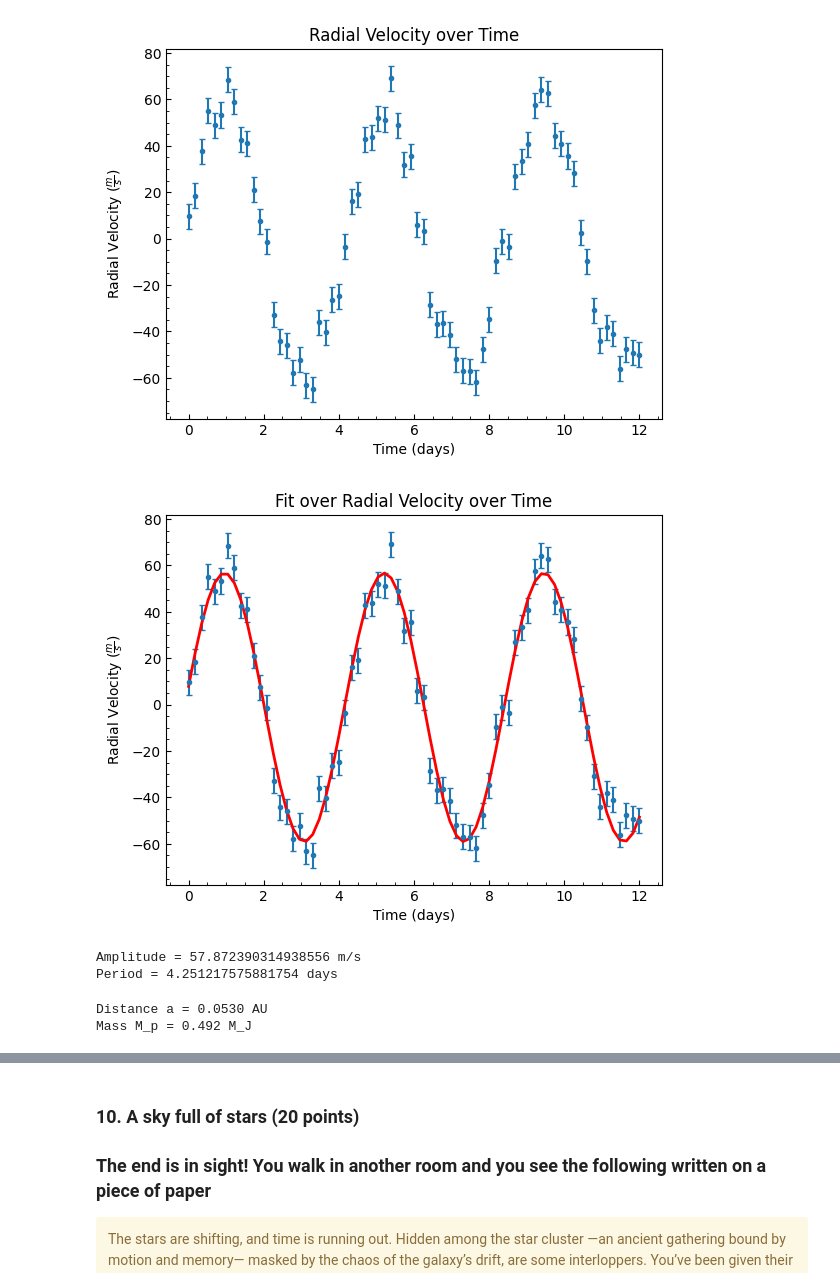
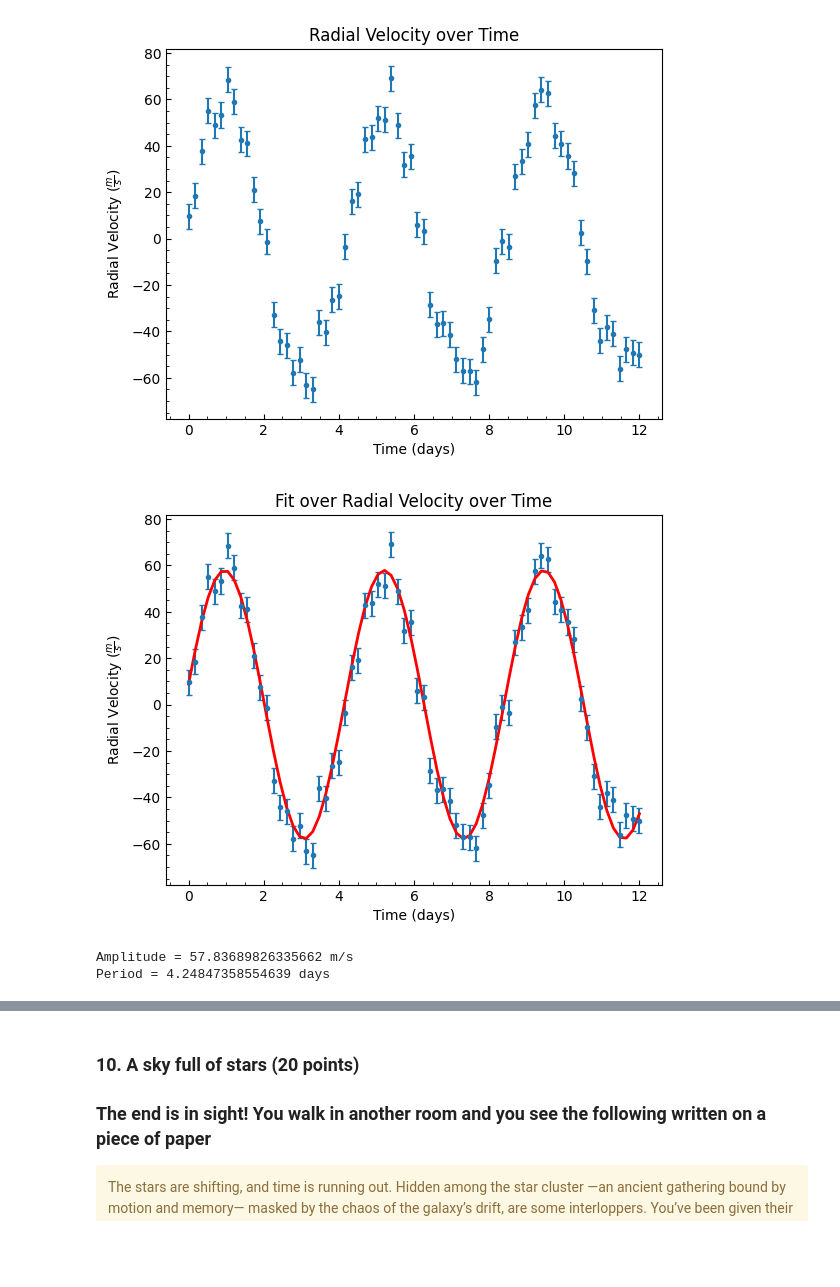
Before and after one commit to amedina695/lectures_git, a Jupyter notebook: midterm/Midterm_F25-classroom.ipynb, the cells around one changed output, grey strips where cells are left out. Saved outputs shown, nothing was run; the diff lists cells and outputs as text; code cells hidden in the pictures; blank space fills up the shorter version.

```diff
--- a/midterm/Midterm_F25-classroom.ipynb
+++ b/midterm/Midterm_F25-classroom.ipynb
@@ -568,7 +567,7 @@ for i in range(N7):
 # %%
 # Plotting all images
 
-cols = 6  # adjust for how many per row
+cols = 6
 rows = int(np.ceil(N7 / cols))
 
 plt.figure(figsize=(2.5 * cols, 2.5 * rows))
@@ -576,8 +575,6 @@ for i in range(N7):
     ax = plt.subplot(rows, cols, i + 1)
     vmin, vmax = np.percentile(starcube[i], [1, 99.5])
     ax.imshow(starcube[i], cmap='gray', vmin=vmin, vmax=vmax)
-    ax.set_xticks([]); ax.set_yticks([])
     ax.set_title(f'{i}', fontsize=8)
-plt.tight_layout()
 plt.show()
 # %% [output]
@@ -613,12 +645,4 @@ star_med = np.median(clean_cube, axis=0)
 # %%
-FWHM_guess = 3.0  # pixels; adjust if stars look broader/narrower
-psf_sigma  = FWHM_guess / 2.355
-
-psf = Gaussian2DKernel(psf_sigma)
-convolved_image = convolve_fft(
-    star_med, psf, boundary='fill', fill_value=np.nanmedian(star_med)
-)
-
 # Robust threshold: background + N*sigma
 bkg = np.nanmedian(convolved_image)
 std = 1.4826 * np.nanmedian(np.abs(convolved_image - bkg))  # MAD->sigma
@@ -662,18 +686,6 @@ def fit_star(img, yx, half=6, init_fwhm=3.0):
         return dict(success=True, x=x_cen, y=y_cen, A=A, sx=sx, sy=sy, theta=th, C=C, cov=pcov)
     except Exception:
         return dict(success=False)
-
-# Fit the brightest K stars (optional) to avoid crowded blends
-if len(stars) > 0:
-    # sort by convolved peak brightness
-    vals = convolved_image[stars[:,0], stars[:,1]]
-    order = np.argsort(vals)[::-1]
-    stars_sorted = stars[order]
-    K = min(50, len(stars_sorted))
-    fits = [fit_star(star_med, tuple(stars_sorted[i]), half=6, init_fwhm=FWHM_guess)
-            for i in range(K)]
-    fits = [f for f in fits if f["success"]]
-    # centroids available: [(f['x'], f['y']) for f in fits]
 # %%
 plt.figure(figsize=(6,6))
 vmin, vmax = np.percentile(star_med, [1, 99.5])
@@ -892,44 +907,29 @@ plt.show()
 # %%
 # Fitting data
 
 # Appears sinusoidal
-def sine(t, A, P, phi, C):
-    return A * np.sin(2 * np.pi * t / P + phi) + C
+def sine(t, A, omega, phase):
+    return A* np.sin(omega * t + phase)
+
+# Initial guess
+A0     = 50
+omega0 = 1.5
+phase0 = 0.0
+p0= [A0, omega0, phase0]
 
 # Guess
-p0 = [50, 10, 10, np.mean(rave9)]
-pars, _ = curve_fit(sine, time9, rave9, p0=p0)
-# Amplitude and angular frequency
-A, P, phi, C = pars
-# Period w = 2pi / T
-#T = 2 * np.pi / w
+pars, _ = curve_fit(sine, time9, rave9, p0=p0, sigma=rerr9)
+A, omega, phase = pars
 
 # Plot and Values
 plt.figure()
 plt.errorbar(time9, rave9, yerr=rerr9, fmt='.', capsize=2)
 plt.plot(time9, sine(time9, *pars), 'r-', lw=2)
 plt.xlabel('Time (days)')
 plt.ylabel(r'Radial Velocity ($\frac{m}{s}$)')
 plt.title('Fit over Radial Velocity over Time')
 plt.minorticks_on()
 plt.tick_params(direction='in', which='both')
 plt.show()
-
-print(f'Amplitude = {A} m/s')
-print(f'Period = {P} days')
 # %% [output]
-[figure, old version]
+[figure, new version]
-Amplitude = 57.872390314938556 m/s
-Period = 4.251217575881754 days
-# %%
-# Distance to the planet and Mass
-# Kepler + given formula (M*=1.1 Msun; K=57.872 m/s; P=4.251218 d)
-G, Msun, AU, Mj = 6.67430e-11, 1.98847e30, 1.495978707e11, 1.89813e27
-Mstar = 1.1*Msun; P = 4.251217575881754*24*3600; K = 57.872390314938556
-a = (G*Mstar*(P/(2*np.pi))**2)**(1/3)                 # m
-Mp = Mstar*K/np.sqrt(G*Mstar/a)                       # kg
-print(f"Distance a = {a/AU:.4f} AU"); print(f"Mass M_p = {Mp/Mj:.3f} M_J")
-# -> a ≈ 0.0530 AU,  M_p ≈ 0.492 M_J
-# %% [output]
-Distance a = 0.0530 AU
-Mass M_p = 0.492 M_J
@@ -937,0 +936,7 @@ Mass M_p = 0.492 M_J
+# %%
+print('Amplitude = {0} m/s'.format(A))
+T = 2 * np.pi / omega
+print('Period = {0} days'.format(T))
+# %% [output]
+Amplitude = 57.83689826335662 m/s
+Period = 4.24847358554639 days
```
Also changed, not shown: parts of 24 cells of this notebook.
